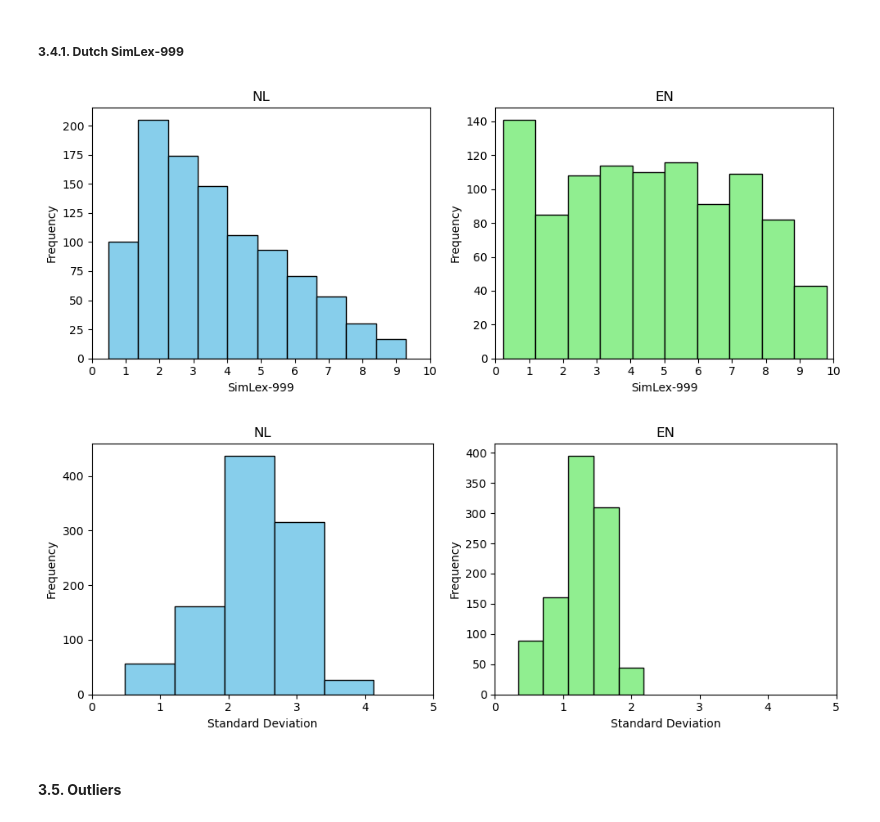
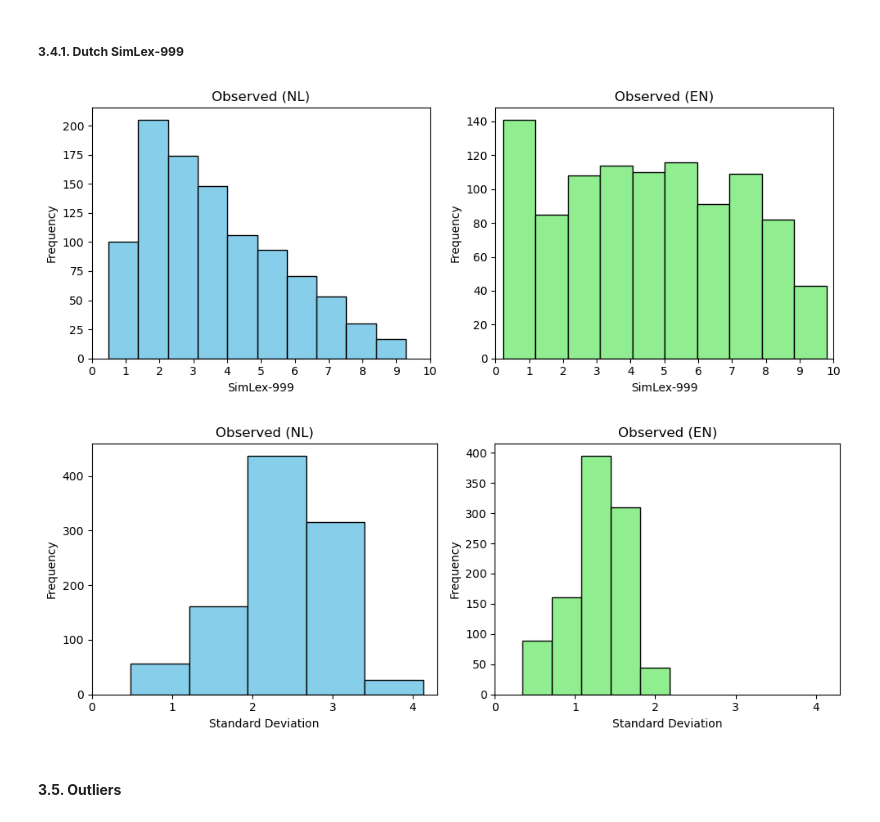
Before and after one commit to XanderSnelder/master-thesis, a Jupyter notebook: eda/main.ipynb, the cells around one changed output. Cells and saved outputs as stored; diff of their text form; code cells hidden in the pictures.

Commit message:
update plots

```diff
--- a/eda/main.ipynb
+++ b/eda/main.ipynb
@@ -275,8 +275,8 @@ renamed_nl_simlex = nl_simlex.rename(columns={"nl_sl": "SimLex-999", "nl_sd": "S
 renamed_en_simlex = en_simlex.rename(columns={"en_sl": "SimLex-999", "en_sd": "Standard Deviation"}).copy()
 
 # Create dummy label
-renamed_nl_simlex['Language'] = 'NL'
-renamed_en_simlex['Language'] = 'EN'
+renamed_nl_simlex['Language'] = 'Observed (NL)'
+renamed_en_simlex['Language'] = 'Observed (EN)'
 # %%
 # Combine DataFrames
 combined_data = pd.concat([renamed_nl_simlex, renamed_en_simlex])
@@ -363,7 +363,7 @@ x_max = 10
 
 # Plot NL histogram
 axes[0].hist(renamed_nl_simlex['SimLex-999'], bins=10, edgecolor='black', color='skyblue')
-axes[0].set_title('NL')
+axes[0].set_title('Observed (NL)')
 axes[0].set_xlabel('SimLex-999')
 axes[0].set_ylabel('Frequency')
 axes[0].set_xlim(x_min, x_max)
@@ -372,7 +372,7 @@ axes[0].grid(False) # Remove grid
 
 # Plot EN histogram
 axes[1].hist(renamed_en_simlex['SimLex-999'], bins=10, edgecolor='black', color='lightgreen')
-axes[1].set_title('EN')
+axes[1].set_title('Observed (EN)')
 axes[1].set_xlabel('SimLex-999')
 axes[1].set_ylabel('Frequency')
 axes[1].set_xlim(x_min, x_max)
@@ -385,40 +385,40 @@ plt.tight_layout()
 # Show results
 plt.show()
 # %% [output]
-[figure, old version]
+[figure, new version]
 # %%
 # Create figure with two subplots
 fig, axes = plt.subplots(1, 2, figsize=(10, 4))
 
 # Define x-axis limits
 x_min = 0
-x_max = 5
+x_max = 4.3
 
 # Plot NL histogram
 axes[0].hist(renamed_nl_simlex['Standard Deviation'], bins=5, edgecolor='black', color='skyblue')
-axes[0].set_title('NL')
+axes[0].set_title('Observed (NL)')
 axes[0].set_xlabel('Standard Deviation')
 axes[0].set_ylabel('Frequency')
 axes[0].set_xlim(x_min, x_max)
 axes[0].xaxis.set_major_locator(ticker.MaxNLocator(integer=True))
 axes[0].grid(False) # Remove grid
 
 # Plot EN histogram
 axes[1].hist(renamed_en_simlex['Standard Deviation'], bins=5, edgecolor='black', color='lightgreen')
-axes[1].set_title('EN')
+axes[1].set_title('Observed (EN)')
 axes[1].set_xlabel('Standard Deviation')
 axes[1].set_ylabel('Frequency')
 axes[1].set_xlim(x_min, x_max)
 axes[1].xaxis.set_major_locator(ticker.MaxNLocator(integer=True))
 axes[1].grid(False) # Remove grid
 
 # Adjust layout
 plt.tight_layout()
 
 # Show results
 plt.show()
 # %% [output]
-[figure, old version]
+[figure, new version]
 # %% [markdown]
 #### **3.5. Outliers**
 # %% [markdown]
```
Also changed, not shown: parts of 10 cells of this notebook, 3 other files.
